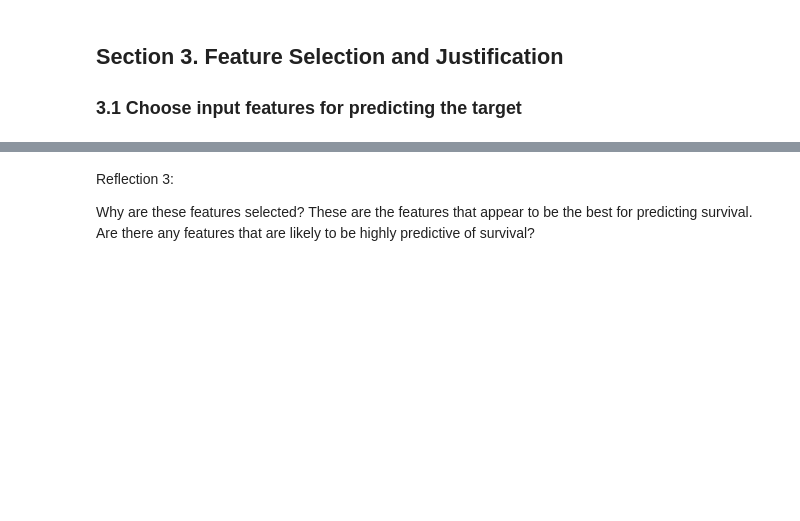
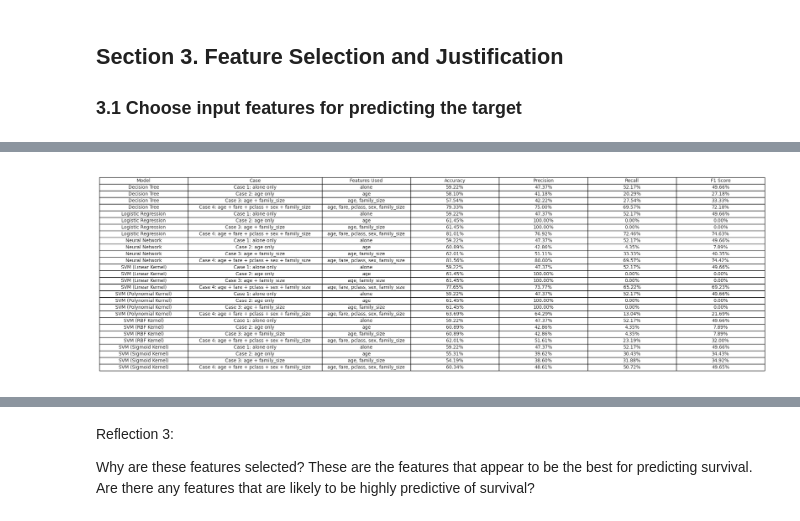
Before and after one commit to drpafowler/applied-ml-philip, a Jupyter notebook: lab03/ml03_philip.ipynb, the cells around one changed output, grey strips where cells are left out. Cells and saved outputs as stored; diff of their text form; code cells hidden in the pictures; blank space fills up the shorter version.

Commit message:
created a better table

```diff
--- a/lab03/ml03_philip.ipynb
+++ b/lab03/ml03_philip.ipynb
@@ -371,0 +404,56 @@ Increase the number of iterations (max_iter) or scale the data as shown in:
+# %%
+# Create a list to store the results
+results_list = []
+
+# Iterate through the results dictionary and extract the required information
+for case_name, case_results in results.items():
+    features_used = cases[case_name].columns.tolist()
+    for model_name, metrics in case_results.items():
+        results_list.append({
+            'Model': model_name,
+            'Case': case_name,
+            'Features Used': ', '.join(features_used),
+            'Accuracy': metrics['Accuracy'],
+            'Precision': metrics['Precision'],
+            'Recall': metrics['Recall'],
+            'F1 Score': metrics['F1']
+        })
+
+# Create a DataFrame from the results list
+results_df = pd.DataFrame(results_list)
+# %%
+# Sort the DataFrame by 'Model' and then by 'Case'
+sorted_results_df = results_df.sort_values(by=['Model', 'Case'])
+
+# Extract the data from the sorted results DataFrame
+table_data = sorted_results_df[['Model', 'Case', 'Features Used', 'Accuracy', 'Precision', 'Recall', 'F1 Score']].values
+
+# Format the values as percentages limited to two decimal places
+table_data = [[f'{value:.2%}' if isinstance(value, float) else value for value in row] for row in table_data]
+
+# Create a figure and axis
+fig, ax = plt.subplots(figsize=(20, 8))
+
+# Hide the axes
+ax.xaxis.set_visible(False)
+ax.yaxis.set_visible(False)
+ax.set_frame_on(False)
+
+# Create the table
+table = ax.table(cellText=table_data, colLabels=['Model', 'Case', 'Features Used', 'Accuracy', 'Precision', 'Recall', 'F1 Score'], cellLoc='center', loc='center')
+
+# Adjust the table properties
+table.auto_set_font_size(False)
+table.set_fontsize(10)
+table.scale(1.2, 1.2)
+
+# Adjust column widths
+table.auto_set_column_width([1])  # Set the width of the 'Case' column
+
+# Display the table
+plt.show()
+
+#save the table as an image
+fig.savefig('results_table.png', dpi=300, bbox_inches='tight')
+# %% [output]
+[figure, added]
```
Also changed, not shown: parts of 4 cells of this notebook, 2 other files.
